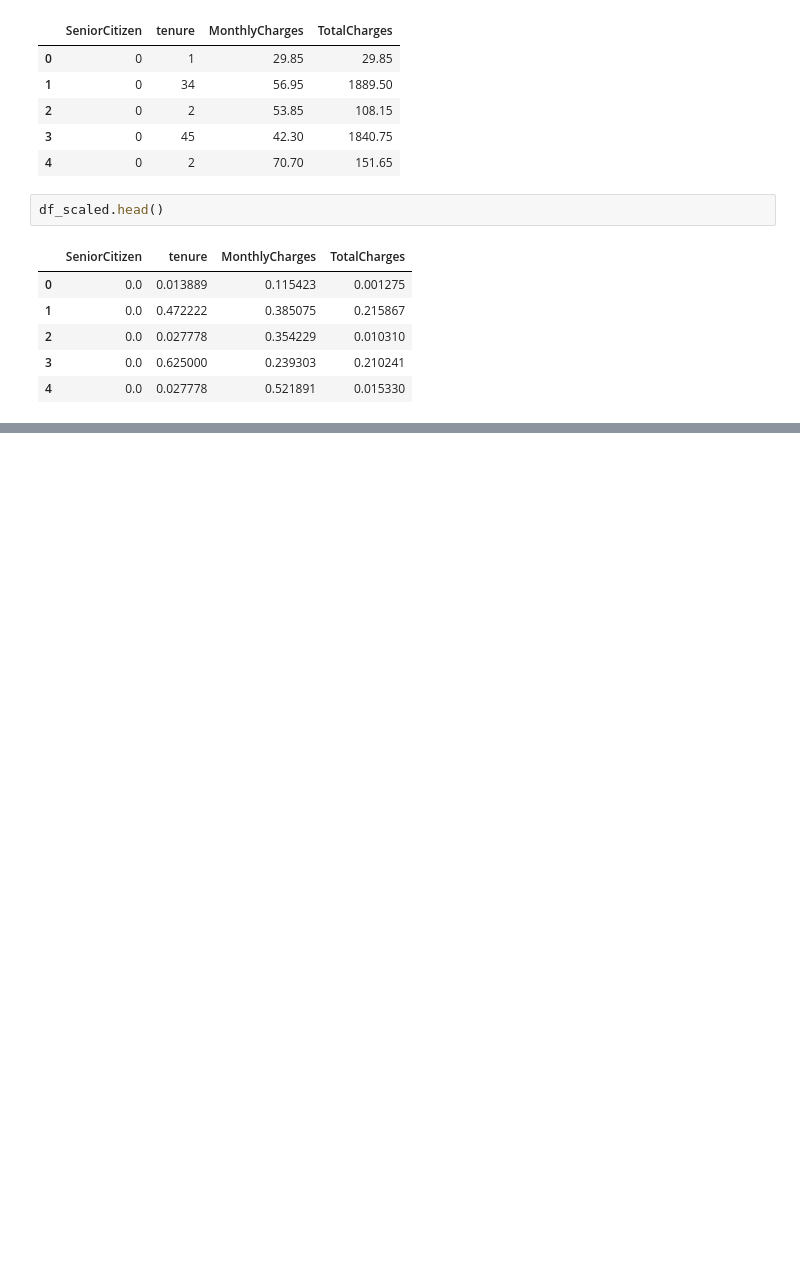
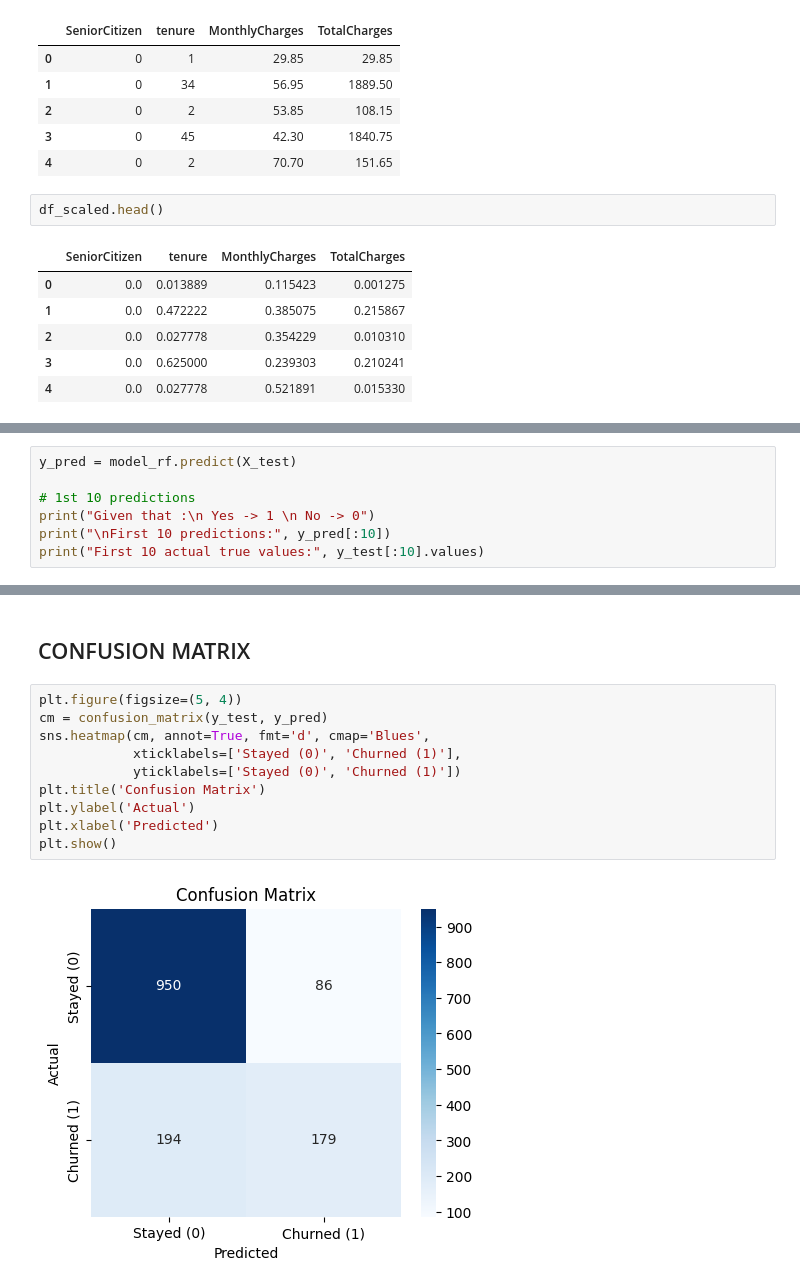
Before and after one commit to moubarak1ezzyani/Telecom-Churn-AI, a Jupyter notebook: notebooks/eda.ipynb, the cells around one changed output, grey strips where cells are left out. Saved outputs shown, nothing was run; the diff lists cells and outputs as text; blank space fills up the shorter version.

```diff
--- a/notebooks/eda.ipynb
+++ b/notebooks/eda.ipynb
@@ -241,0 +284,7 @@ df_scaled.head()
+# %%
+y_pred = model_rf.predict(X_test)
+
+# 1st 10 predictions
+print("Given that :\n Yes -> 1 \n No -> 0")
+print("\nFirst 10 predictions:", y_pred[:10])
+print("First 10 actual true values:", y_test[:10].values)
@@ -241,0 +348,14 @@ df_scaled.head()
+# %% [markdown]
+## CONFUSION MATRIX
+# %%
+plt.figure(figsize=(5, 4))
+cm = confusion_matrix(y_test, y_pred)
+sns.heatmap(cm, annot=True, fmt='d', cmap='Blues',
+            xticklabels=['Stayed (0)', 'Churned (1)'],
+            yticklabels=['Stayed (0)', 'Churned (1)'])
+plt.title('Confusion Matrix')
+plt.ylabel('Actual')
+plt.xlabel('Predicted')
+plt.show()
+# %% [output]
+[figure, added]
```
Also changed, not shown: parts of 14 cells of this notebook.
